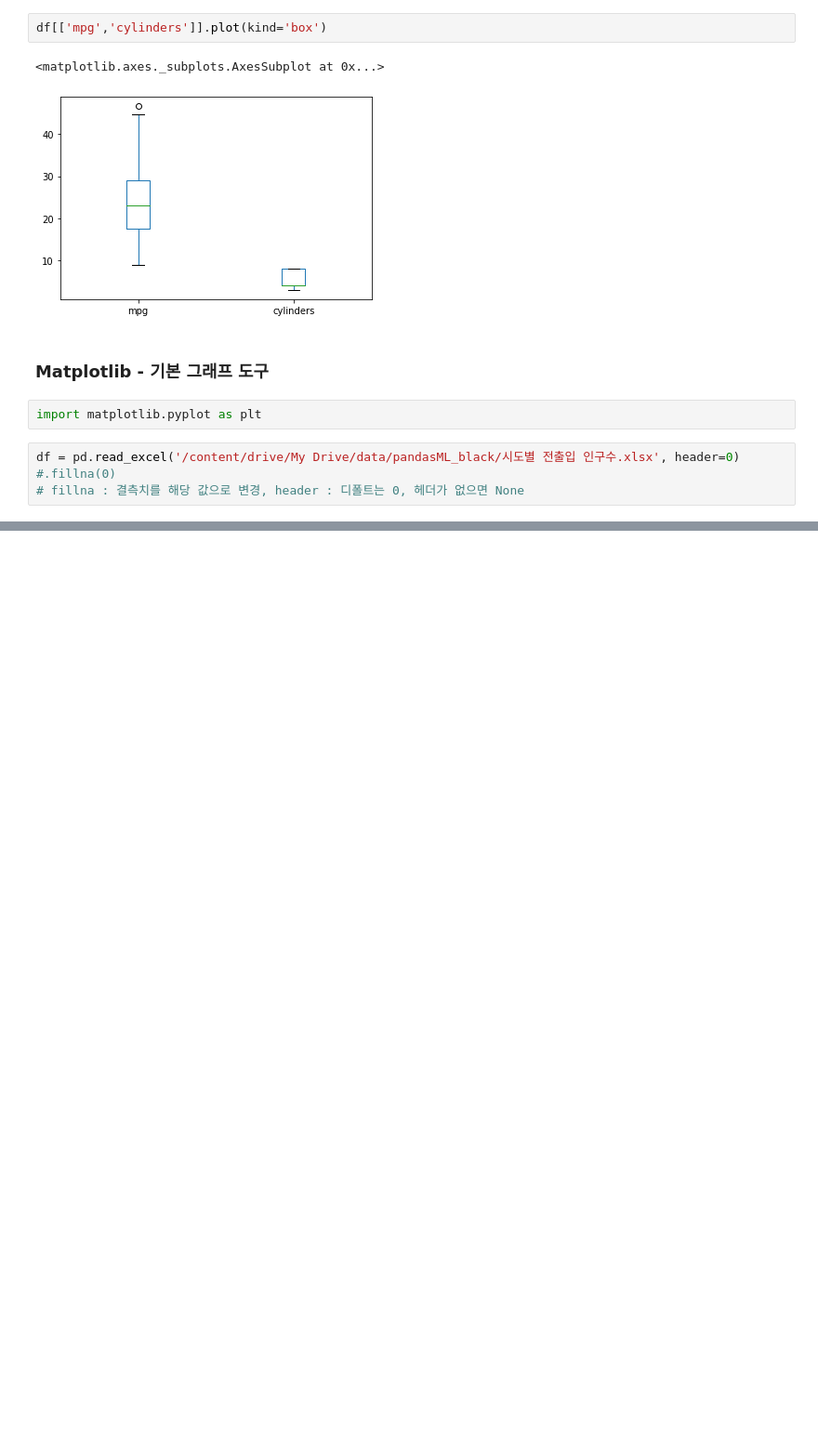
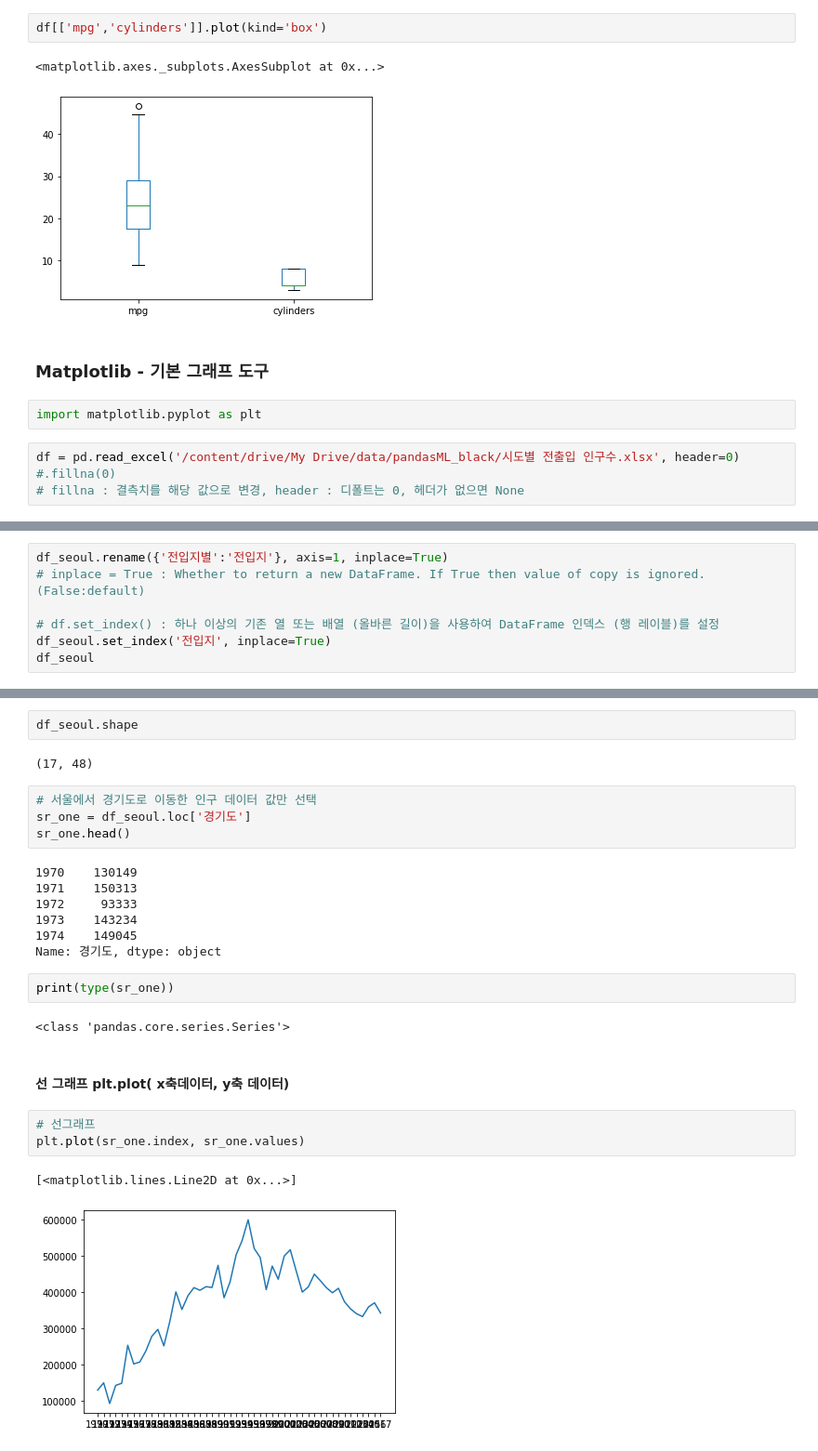
Before and after one commit to seohyeon-jeong/basic_machinelearning, a Jupyter notebook: PMP_데이터_가시화.ipynb, the cells around one changed output, grey strips where cells are left out. Shown at 93% size. Drawn from its saved outputs; the diff is of its cells as text; blank space fills up the shorter version.

```diff
--- a/PMP_데이터_가시화.ipynb
+++ b/PMP_데이터_가시화.ipynb
@@ -144,0 +192,7 @@ df_seoul
+# %%
+df_seoul.rename({'전입지별':'전입지'}, axis=1, inplace=True)
+# inplace = True : Whether to return a new DataFrame. If True then value of copy is ignored. (False:default)
+
+# df.set_index() : 하나 이상의 기존 열 또는 배열 (올바른 길이)을 사용하여 DataFrame 인덱스 (행 레이블)를 설정
+df_seoul.set_index('전입지', inplace=True)
+df_seoul
@@ -144,0 +219,27 @@ df_seoul
+# %%
+df_seoul.shape
+# %% [output]
+(17, 48)
+# %%
+# 서울에서 경기도로 이동한 인구 데이터 값만 선택
+sr_one = df_seoul.loc['경기도']
+sr_one.head()
+# %% [output]
+1970    130149
+1971    150313
+1972     93333
+1973    143234
+1974    149045
+Name: 경기도, dtype: object
+# %%
+print(type(sr_one))
+# %% [output]
+<class 'pandas.core.series.Series'>
+# %% [markdown]
+#### 선 그래프 plt.plot( x축데이터, y축 데이터)
+# %%
+# 선그래프
+plt.plot(sr_one.index, sr_one.values)
+# %% [output]
+[<matplotlib.lines.Line2D at 0x...>]
+[figure, added]
```
Also changed, not shown: parts of 7 cells of this notebook.
